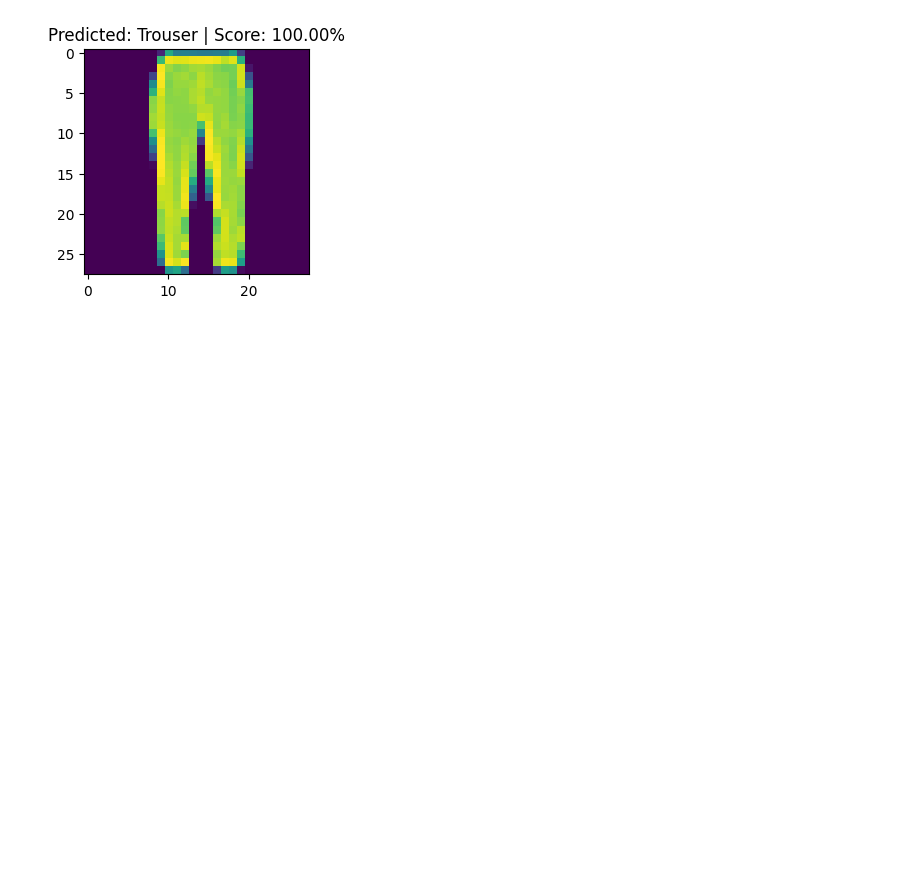
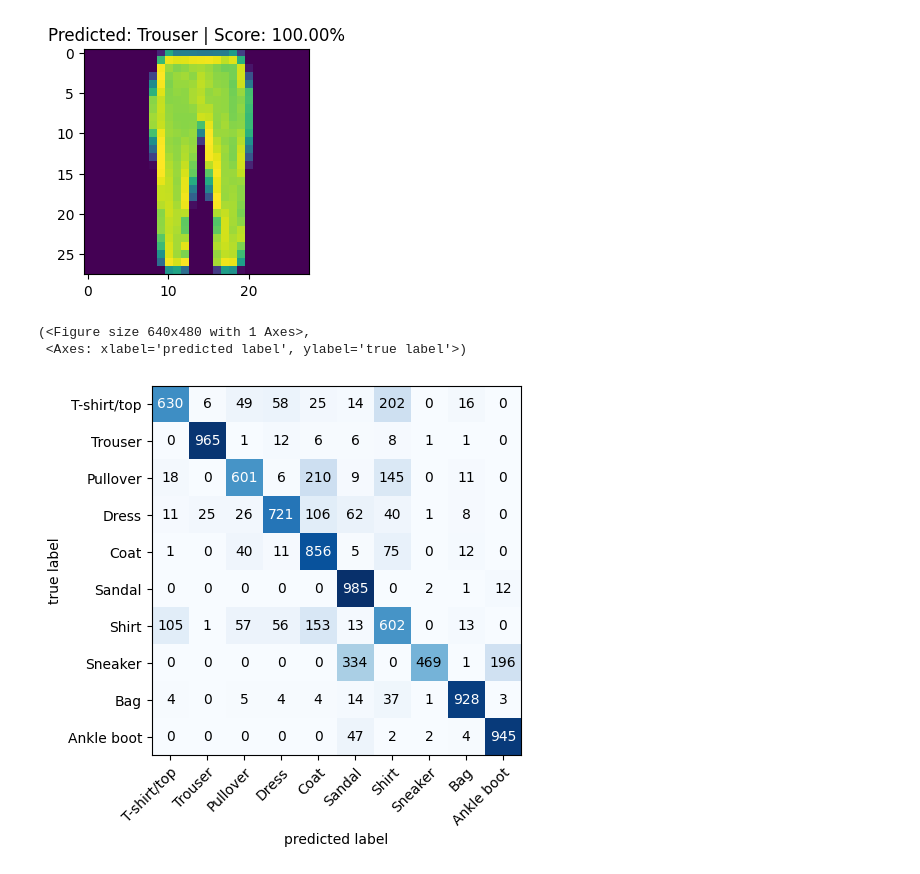
Before and after one commit to kamilzielinskidev/machine-learning, a Jupyter notebook: pytorch_for_deep_learning/pytorch6.ipynb, the cells around one changed output. Drawn from its saved outputs; the diff is of its cells as text; code cells hidden in the pictures; blank space fills up the shorter version.

Commit message:
torchmetrics

```diff
--- a/pytorch_for_deep_learning/pytorch6.ipynb
+++ b/pytorch_for_deep_learning/pytorch6.ipynb
@@ -33,27 +35,25 @@ plt.imshow(test_dataset.data[0])
 # %%
 torch.manual_seed(0)
 train_dataloader = DataLoader(train_dataset,
-    batch_size=32,
+    batch_size=256,
     shuffle=True
 )
 
 model_0_1 = nn.Sequential(
-    nn.Conv2d(1,10,3),
+    nn.Conv2d(1,16,4),
     nn.ReLU(),
-    nn.Conv2d(10,10,3),
+    nn.Conv2d(16,16,4),
     nn.ReLU(),
-    nn.MaxPool2d(2,2),
 )
 
 model_0_2 = nn.Sequential(
-    nn.Conv2d(10,10,3),
+    nn.Conv2d(16,16,4),
     nn.ReLU(),
-    nn.MaxPool2d(2,2),
 )
 
 model_0_3 = nn.Sequential(
     nn.Flatten(),
-    nn.Linear(250, 10),
+    nn.Linear(5776, 10),
 )
 
 model_0 = nn.Sequential(
@@ -83,4 +83,5 @@ for epoch in tqdm(range(epochs)):
 
     if epoch % (epochs / 10) == 0:
         print(f"Epoch: {epoch} | Loss: {loss}")
+model_0.eval()
 # %% [output]
@@ -114,3 +131,18 @@ plt.title(f"Predicted: {label} | Score: {highest_score_percent:.2f}%")
 # %% [output]
 Text(0.5, 1.0, 'Predicted: Trouser | Score: 100.00%')
 [figure]
+# %%
+with torch.inference_mode():
+    parsed_test_dataset = test_dataset.data.unsqueeze(1).type(torch.float)
+    logits = model_0(parsed_test_dataset)
+# %%
+confmat = ConfusionMatrix(task="multiclass", num_classes=len(test_dataset.classes))
+
+labels = logits.argmax(1)
+goal_labels = test_dataset.targets
+
+plot_confusion_matrix(confmat(labels,goal_labels).numpy(), class_names=test_dataset.classes)
+# %% [output]
+(<Figure size 640x480 with 1 Axes>,
+ <Axes: xlabel='predicted label', ylabel='true label'>)
+[figure, added]
```
Also changed, not shown: parts of 2 cells of this notebook, 2 other files.
